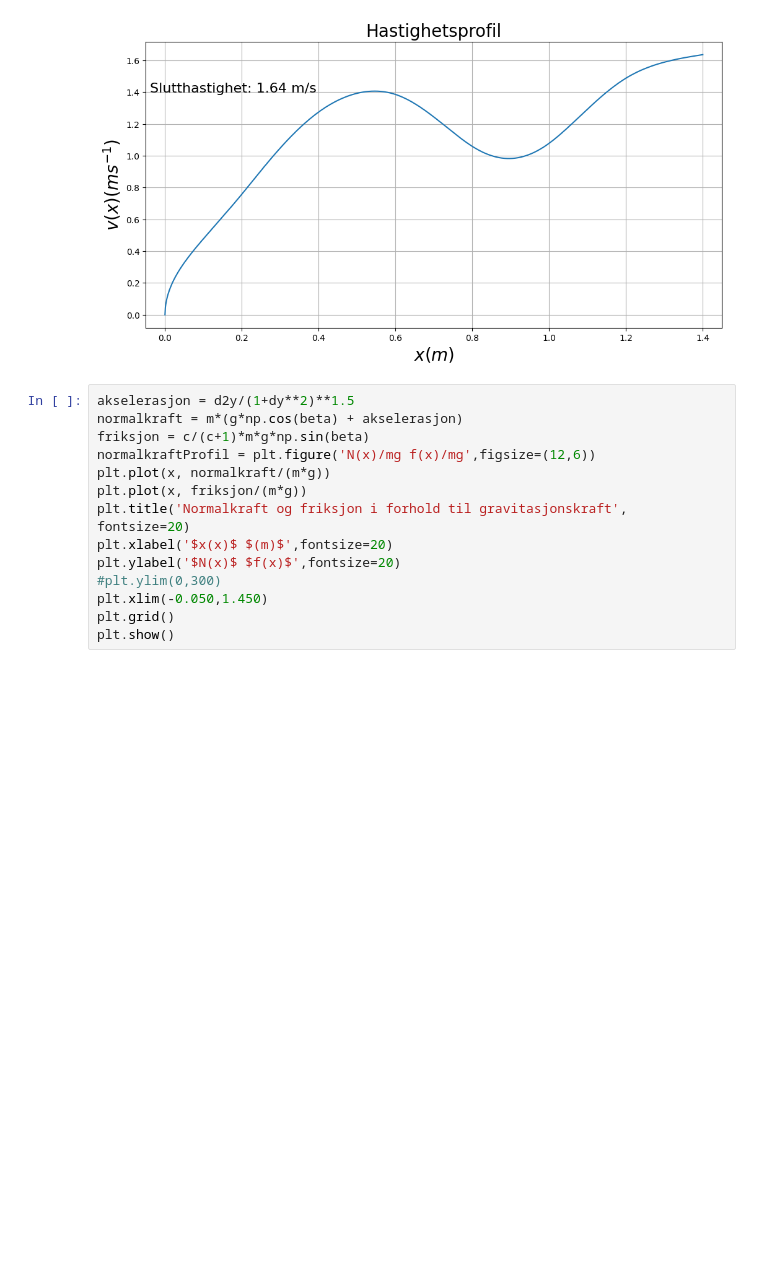
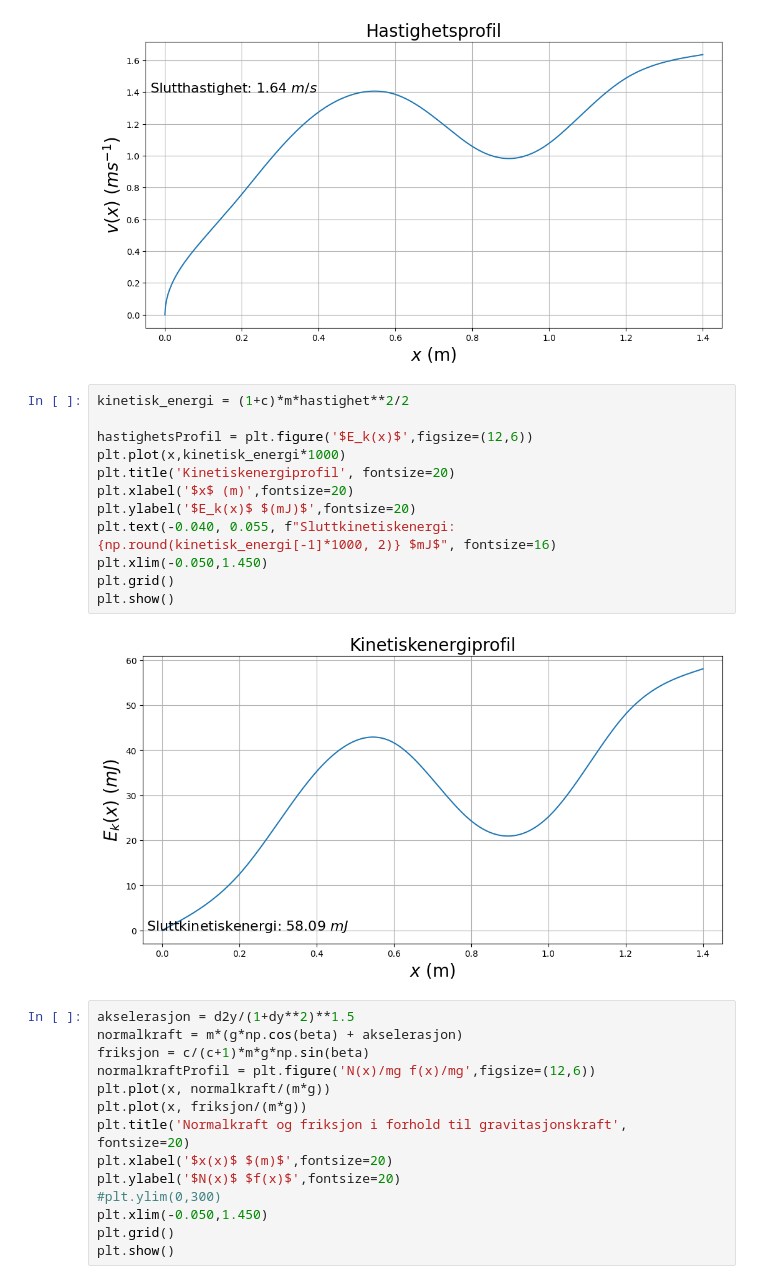
Before and after one commit to Lorangs/FysikkLab, a Jupyter notebook: baneform_V23.ipynb, the cells around one changed output. Drawn from its saved outputs; the diff is of its cells as text; blank space fills up the shorter version.

```diff
--- a/baneform_V23.ipynb
+++ b/baneform_V23.ipynb
@@ -176,6 +176,20 @@ plt.grid()
 plt.show()
 # %% [output]
 [figure]
+# %%
+kinetisk_energi = (1+c)*m*hastighet**2/2
+
+hastighetsProfil = plt.figure('$E_k(x)$',figsize=(12,6))
+plt.plot(x,kinetisk_energi*1000)
+plt.title('Kinetiskenergiprofil', fontsize=20)
+plt.xlabel('$x$ (m)',fontsize=20)
+plt.ylabel('$E_k(x)$ $(mJ)$',fontsize=20)
+plt.text(-0.040, 0.055, f"Sluttkinetiskenergi: {np.round(kinetisk_energi[-1]*1000, 2)} $mJ$", fontsize=16)
+plt.xlim(-0.050,1.450)
+plt.grid()
+plt.show()
+# %% [output]
+[figure, added]
 # %%
 akselerasjon = d2y/(1+dy**2)**1.5
 normalkraft = m*(g*np.cos(beta) + akselerasjon)
```
Also changed, not shown: parts of 3 cells of this notebook.
